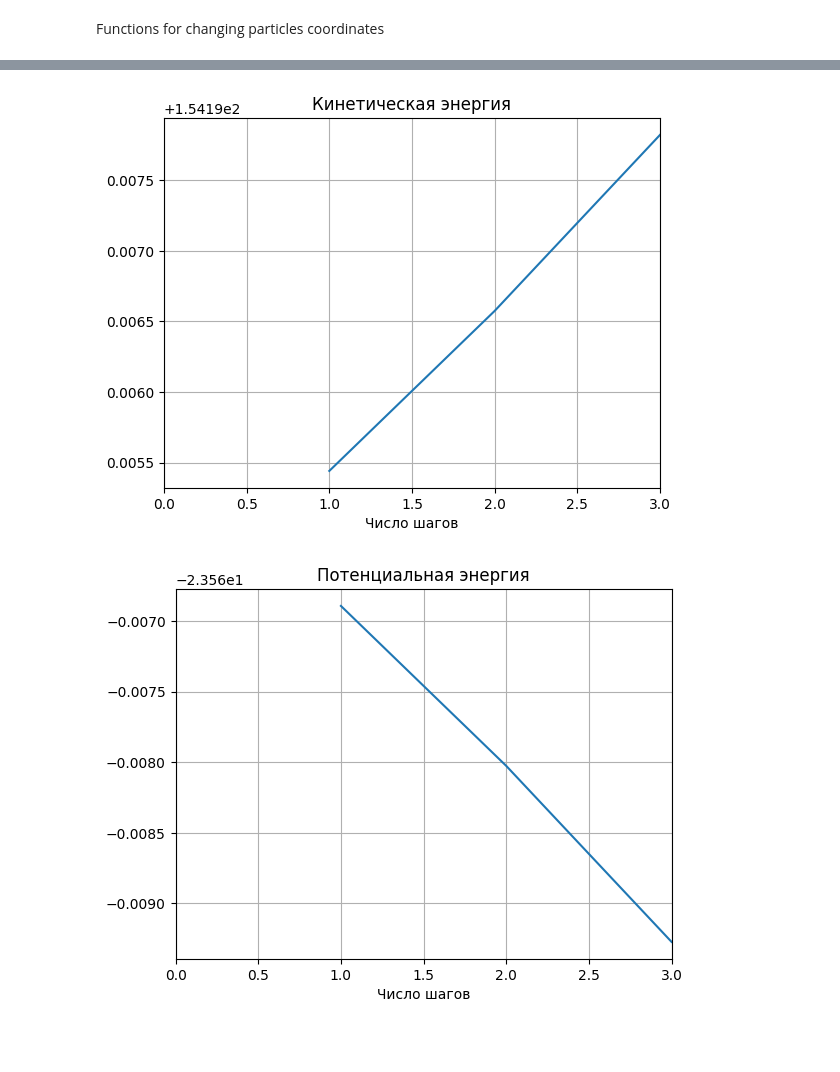
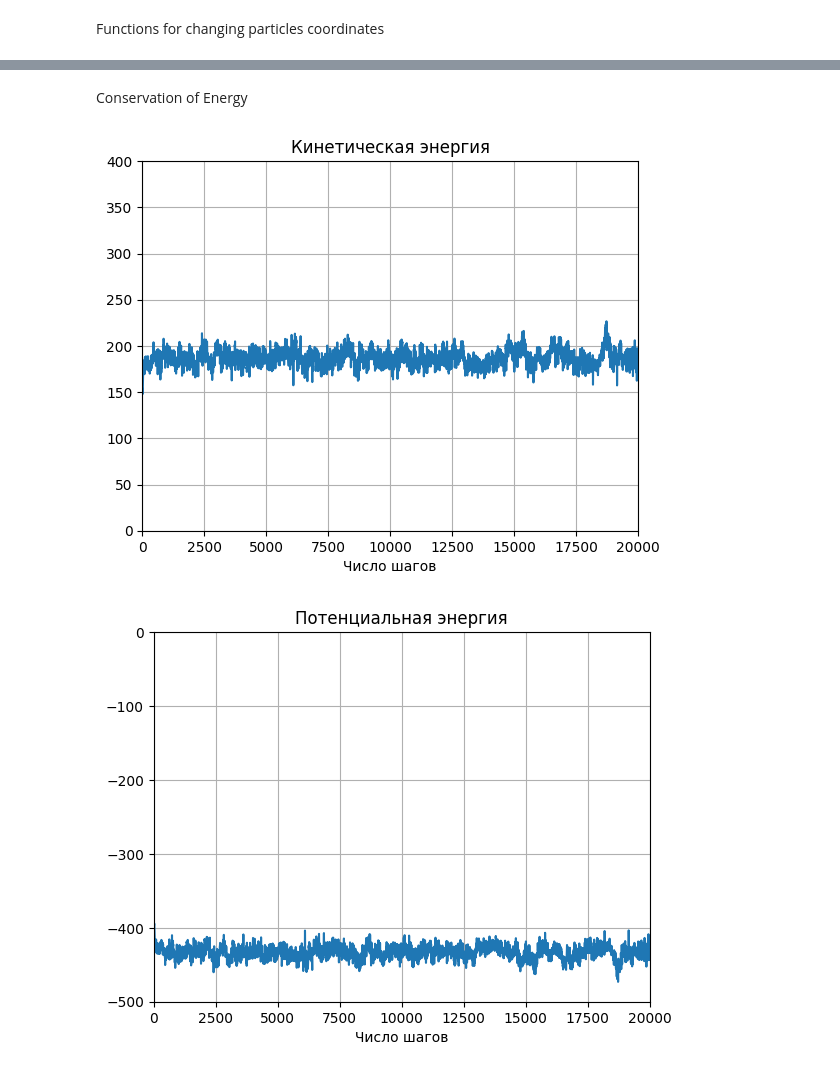
Before and after one commit to eMasov/Lenard-Johns-particle-model, a Jupyter notebook: Ideal_gas_model.ipynb, the cells around one changed output, grey strips where cells are left out. Saved outputs shown, nothing was run; the diff lists cells and outputs as text; code cells hidden in the pictures; blank space fills up the shorter version.

```diff
--- a/Ideal_gas_model.ipynb
+++ b/Ideal_gas_model.ipynb
@@ -14,10 +14,10 @@ k_B = 1.38 * 10 ** -23
 E_si = 2 * 1.6568 * 10 ** -21
 sigma = 3.4 * 10 ** -10
 mass =  6.63 * 10 ** -26
-time_step_si = 1 * 10 ** -15
+time_step_si = 1 * 10 ** -14
 r_k_si = 2.5 * sigma # обрезается потенциал
 n = 125
-l_si = (10 * n) ** (1 / 3) * sigma
+l_si = (2 * n) ** (1 / 3) * sigma
 # %%
 (10 ** -16) / (mass * sigma ** 2 / E_si) ** 0.5
 # %% [output]
@@ -116,11 +104,11 @@ def verle_step(coords, coords_previous, time_step = time_step, n=n):
     return coords1, coords_previous1, velocities1
 # %%
 def velocity_Verle_step(coords, velocities, time_step=time_step, N=n):
-    accelerations = np.array([calculate_acceleration(i, coords=coords) for i in range(N)]) #ускорение на шаге к
-    next_coords = coords + velocities * time_step + (accelerations / 2) * time_step ** 2 # координаты к+1
+    accelerations = np.array([calculate_acceleration(i, coords=coords) for i in range(N)])
+    next_coords = np.array(coords + velocities * time_step + (accelerations / 2) * time_step ** 2)
     check_border(next_coords)
-    next_accelerations = np.array([calculate_acceleration(i, coords=next_coords) for i in range(N)]) #
-    next_velocities = velocities + time_step * (accelerations + next_accelerations) / 2
+    next_accelerations = np.array([calculate_acceleration(i, coords=next_coords) for i in range(N)])
+    next_velocities = np.array(velocities + time_step * (accelerations + next_accelerations) / 2)
     check_border(next_coords)
     return next_coords, next_velocities
 # %%
@@ -177,19 +191,21 @@ for i in range(N_step):
+# %% [markdown]
+Conservation of Energy
 # %%
 time = (np.arange(len(kinetic)) + 1)
 fig, ax = plt.subplots()
 ax.plot(time, np.array(kinetic) / E_si)
 ax.grid()
 ax.set_xlim((0, N_step))
 
 #M = kinetic.max()
 
-#ax.set_ylim((0, 60))
+ax.set_ylim((0, 400))
 plt.xlabel("Число шагов")
 plt.title("Потенциальная энергия")
 plt.title("Кинетическая энергия")
 plt.show()
 # %% [output]
-[figure, old version]
+[figure, new version]
 # %%
 time = (np.arange(len(potential)) + 1)
 fig, ax = plt.subplots()
@@ -200,12 +216,12 @@ ax.grid()
 #m = min(0, 2 * potential.min())
 
 ax.set_xlim((0, N_step))
-#ax.set_ylim((-30, 0))
+ax.set_ylim((-500, 0))
 plt.xlabel("Число шагов")
 plt.title("Потенциальная энергия")
 plt.show()
 # %% [output]
-[figure, old version]
+[figure, new version]
 # %%
 Energy = np.array(potential) / E_si + np.array(kinetic) / E_si
 M = max(0, Energy.max())
```
Also changed, not shown: parts of 28 cells of this notebook.
